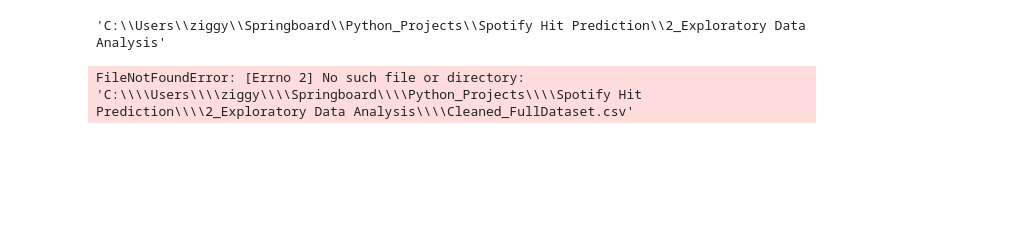
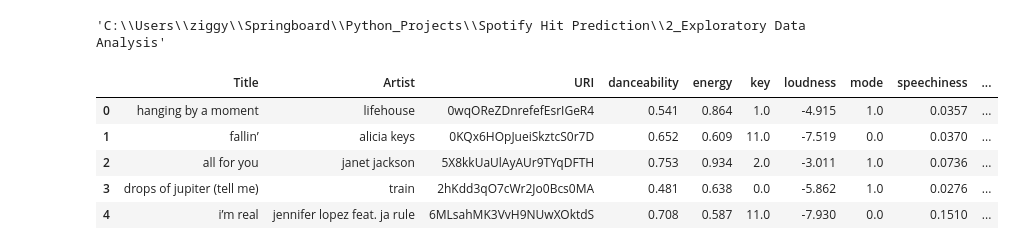
Before and after one commit to zig-zag-96/Python_Projects, a Jupyter notebook: Spotify Hit Prediction/2_Exploratory Data Analysis/Pre-processing for Cleaned_FullDataset.ipynb, the cells around one changed output. Cells and saved outputs as stored; diff of their text form; code cells hidden in the pictures; blank space fills up the shorter version.

```diff
--- a/Spotify Hit Prediction/2_Exploratory Data Analysis/Pre-processing for Cleaned_FullDataset.ipynb
+++ b/Spotify Hit Prediction/2_Exploratory Data Analysis/Pre-processing for Cleaned_FullDataset.ipynb
@@ -13,6 +13,13 @@ pwd
 # %% [output]
 'C:\\Users\\ziggy\\Springboard\\Python_Projects\\Spotify Hit Prediction\\2_Exploratory Data Analysis'
 # %%
-df = pd.read_csv(r'C:\\Users\\ziggy\\Springboard\\Python_Projects\\Spotify Hit Prediction\\2_Exploratory Data Analysis\\Cleaned_FullDataset.csv', index_col=0)
+df = pd.read_csv('Cleaned_FullDataset', index_col=0)
-# %% [output]
-FileNotFoundError: [Errno 2] No such file or directory: 'C:\\\\Users\\\\ziggy\\\\Springboard\\\\Python_Projects\\\\Spotify Hit Prediction\\\\2_Exploratory Data Analysis\\\\Cleaned_FullDataset.csv'
+# %%
+df.head()
+# %% [output]
+|  | Title | Artist | URI | danceability | energy | key | loudness | mode | speechiness | ... |
+| 0 | hanging by a moment | lifehouse | 0wqOReZDnrefefEsrIGeR4 | 0.541 | 0.864 | 1.0 | -4.915 | 1.0 | 0.0357 | ... |
+| 1 | fallin’ | alicia keys | 0KQx6HOpJueiSkztcS0r7D | 0.652 | 0.609 | 11.0 | -7.519 | 0.0 | 0.0370 | ... |
+| 2 | all for you | janet jackson | 5X8kkUaUlAyAUr9TYqDFTH | 0.753 | 0.934 | 2.0 | -3.011 | 1.0 | 0.0736 | ... |
+| 3 | drops of jupiter (tell me) | train | 2hKdd3qO7cWr2Jo0Bcs0MA | 0.481 | 0.638 | 0.0 | -5.862 | 1.0 | 0.0276 | ... |
+| 4 | i’m real | jennifer lopez feat. ja rule | 6MLsahMK3VvH9NUwXOktdS | 0.708 | 0.587 | 11.0 | -7.930 | 0.0 | 0.1510 | ... |
```
Also changed, not shown: parts of 12 cells of this notebook.
